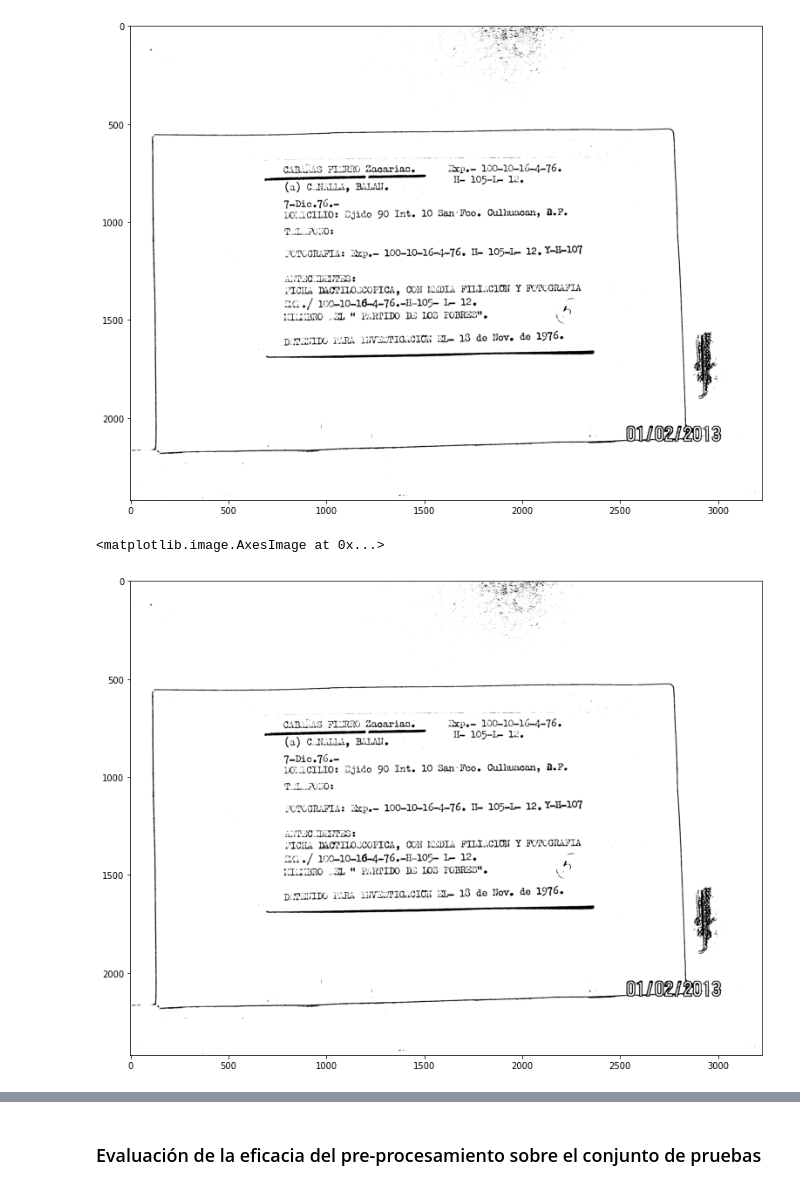
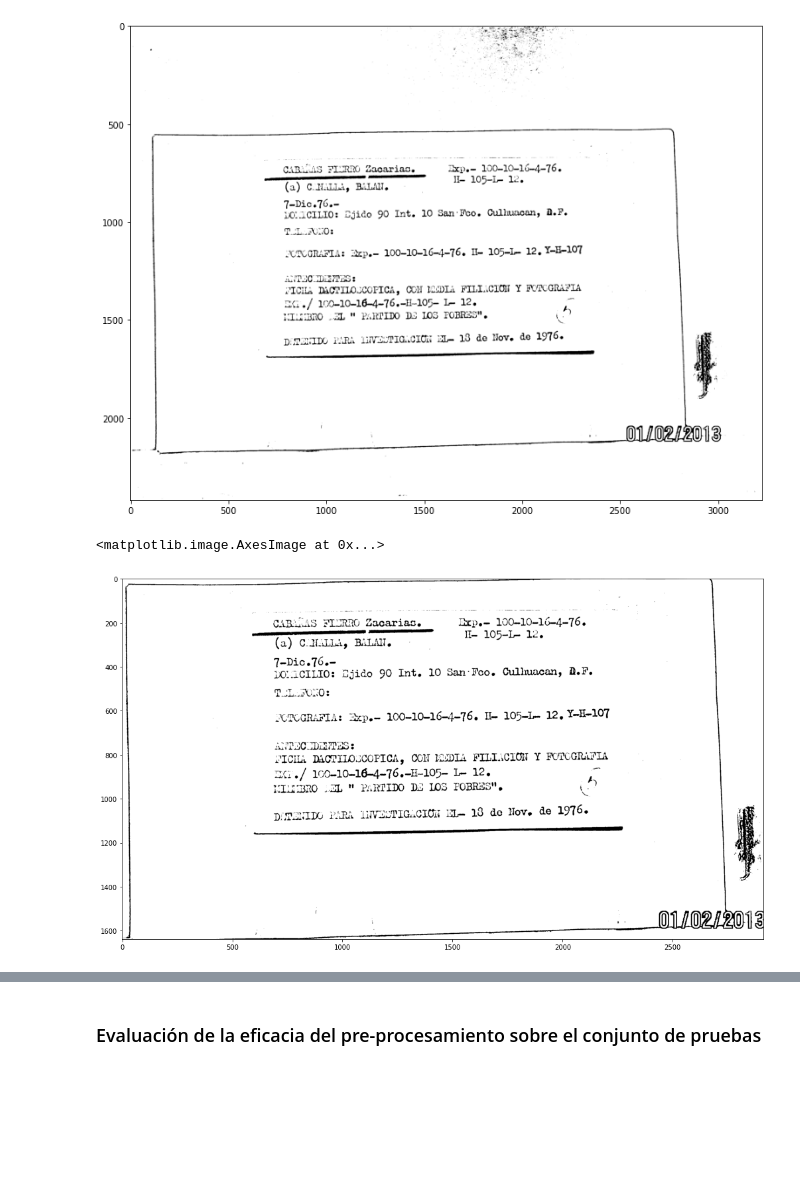
Before and after one commit to RemyA736/Coeus-AI, a Jupyter notebook: Preprocesamiento.ipynb, the cells around one changed output, grey strips where cells are left out. Saved outputs shown, nothing was run; the diff lists cells and outputs as text; code cells hidden in the pictures; blank space fills up the shorter version.

```diff
--- a/Preprocesamiento.ipynb
+++ b/Preprocesamiento.ipynb
@@ -112,7 +113,7 @@ def datos_head(dataset, N):
         print('-------------------------------------------------------------------')
 
 dataset = generate_dataset("Datos/JusticIA_DatosTranscripciones.csv")
-test_set = generate_random_test(dataset, 100, 'Fichas_manual', seed=1)
+test_set = generate_random_test(dataset, 50, 'Fichas_manual', seed=1)
 datos_head(test_set, 5)
 # %% [output]
 Nombre del archivo: Ficheros_Detenidos_Desaparecidos_Cabanas_Fierro_Zacarias_76-12-07,_CABANAS_FIERRO_ZACARIAS-3-.JPG
@@ -212,18 +213,12 @@ plt.imshow(img_rotada_cv2, cmap='gray')
 # %% [output]
 <matplotlib.image.AxesImage at 0x...>
 [figure]
-# %%
-# Eliminación de los bordes
-img_rotada_nb = remove_borders(img_rotada_cv2)
-
-plt.figure(figsize=(20,10))
-plt.imshow(img_rotada_nb, cmap='gray')
-# %% [output]
-<matplotlib.image.AxesImage at 0x...>
-[figure, removed]
 # %%
 # Eliminación de los bordes
-final_img = crop_to_text(img_rotada_nb)
+final_img = crop_image(img_rotada_cv2)
 
 plt.figure(figsize=(20,10))
 plt.imshow(final_img, cmap='gray')
+# %% [output]
+<matplotlib.image.AxesImage at 0x...>
+[figure, added]
```
Also changed, not shown: parts of 7 cells of this notebook, 4 other files.
